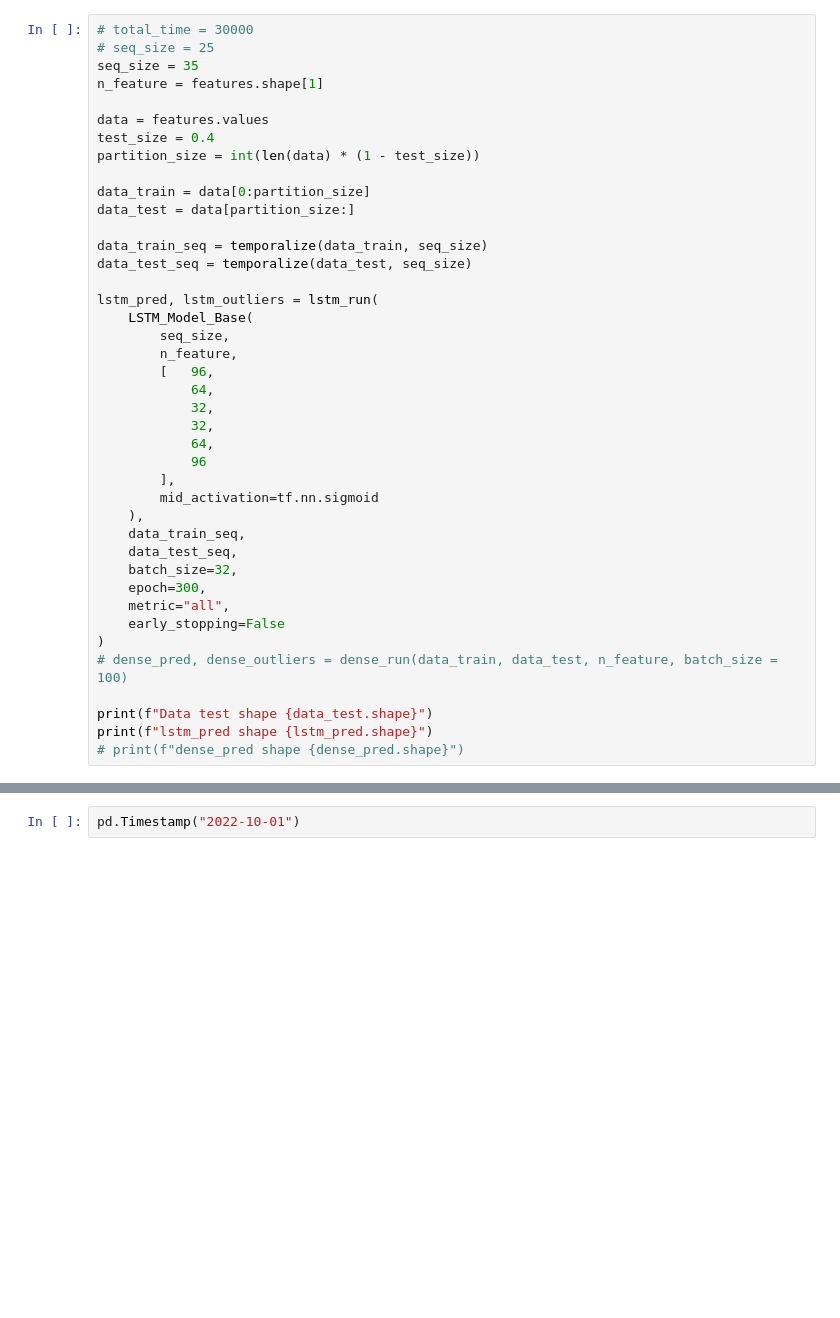
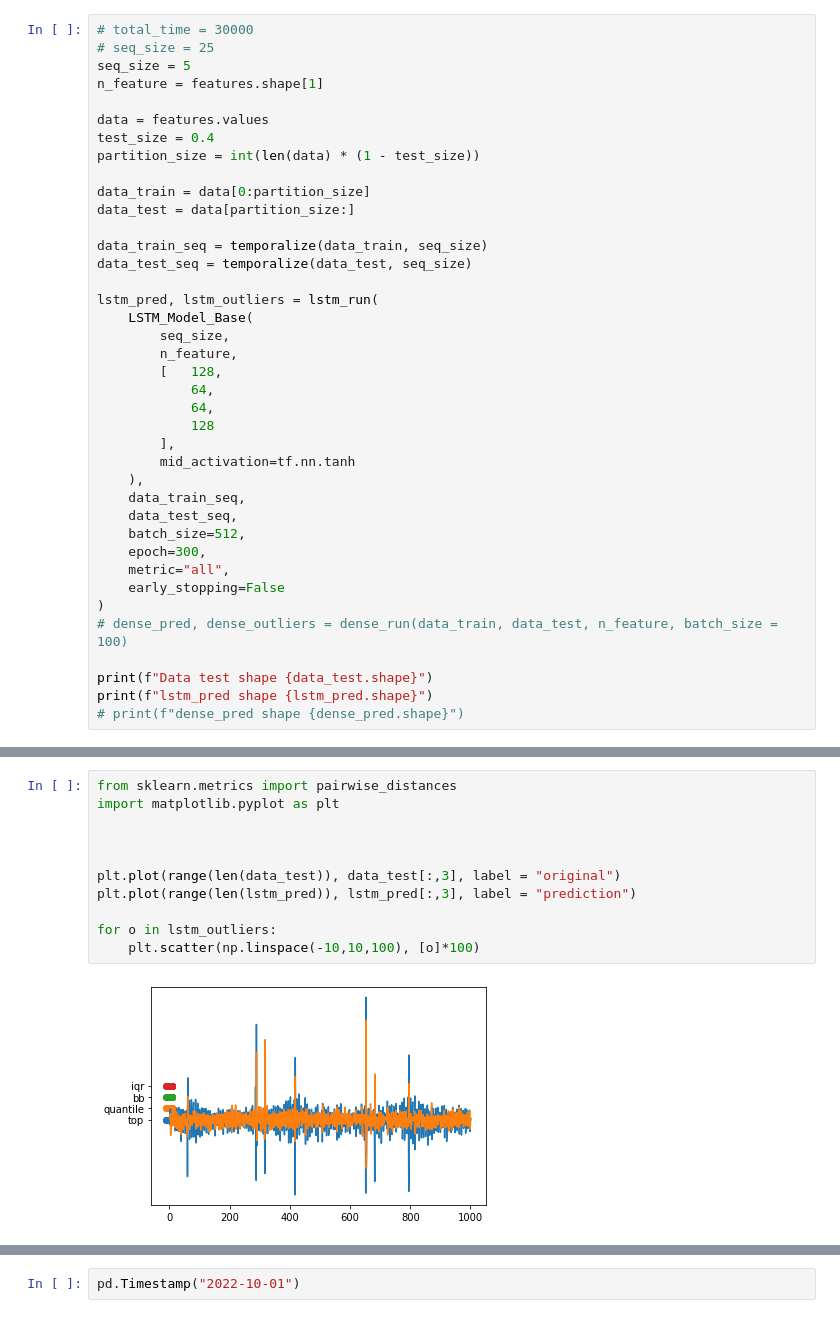
Before and after one commit to rohan-r-kulkarni/wellington_anomaly_detection, a Jupyter notebook: wellington_data_fit.ipynb, the cells around one changed output, grey strips where cells are left out. Cells and saved outputs as stored; diff of their text form; blank space fills up the shorter version.

```diff
--- a/wellington_data_fit.ipynb
+++ b/wellington_data_fit.ipynb
@@ -67,7 +86,7 @@ from model_exec import lstm_run, temporalize, reconstruction
 # %%
 # total_time = 30000
 # seq_size = 25
-seq_size = 35
+seq_size = 5
 n_feature = features.shape[1]
 
 data = features.values
@@ -84,18 +103,16 @@ lstm_pred, lstm_outliers = lstm_run(
     LSTM_Model_Base(
         seq_size,
         n_feature,
-        [   96,
+        [   128,
             64,
-            32,
-            32,
             64,
-            96
+            128
         ],
-        mid_activation=tf.nn.sigmoid
+        mid_activation=tf.nn.tanh
     ),
     data_train_seq,
     data_test_seq,
-    batch_size=32,
+    batch_size=512,
     epoch=300,
     metric="all",
     early_stopping=False
@@ -130,2 +148,15 @@ INFO:tensorflow:Assets written to: lstm_model\assets
 Data test shape (1002, 24)
 lstm_pred shape (1002, 24)
+# %%
+from sklearn.metrics import pairwise_distances
+import matplotlib.pyplot as plt
+
+
+
+plt.plot(range(len(data_test)), data_test[:,3], label = "original")
+plt.plot(range(len(lstm_pred)), lstm_pred[:,3], label = "prediction")
+
+for o in lstm_outliers:
+    plt.scatter(np.linspace(-10,10,100), [o]*100)
+# %% [output]
+[figure, added]
```
Also changed, not shown: parts of 8 cells of this notebook, 6 other files.
